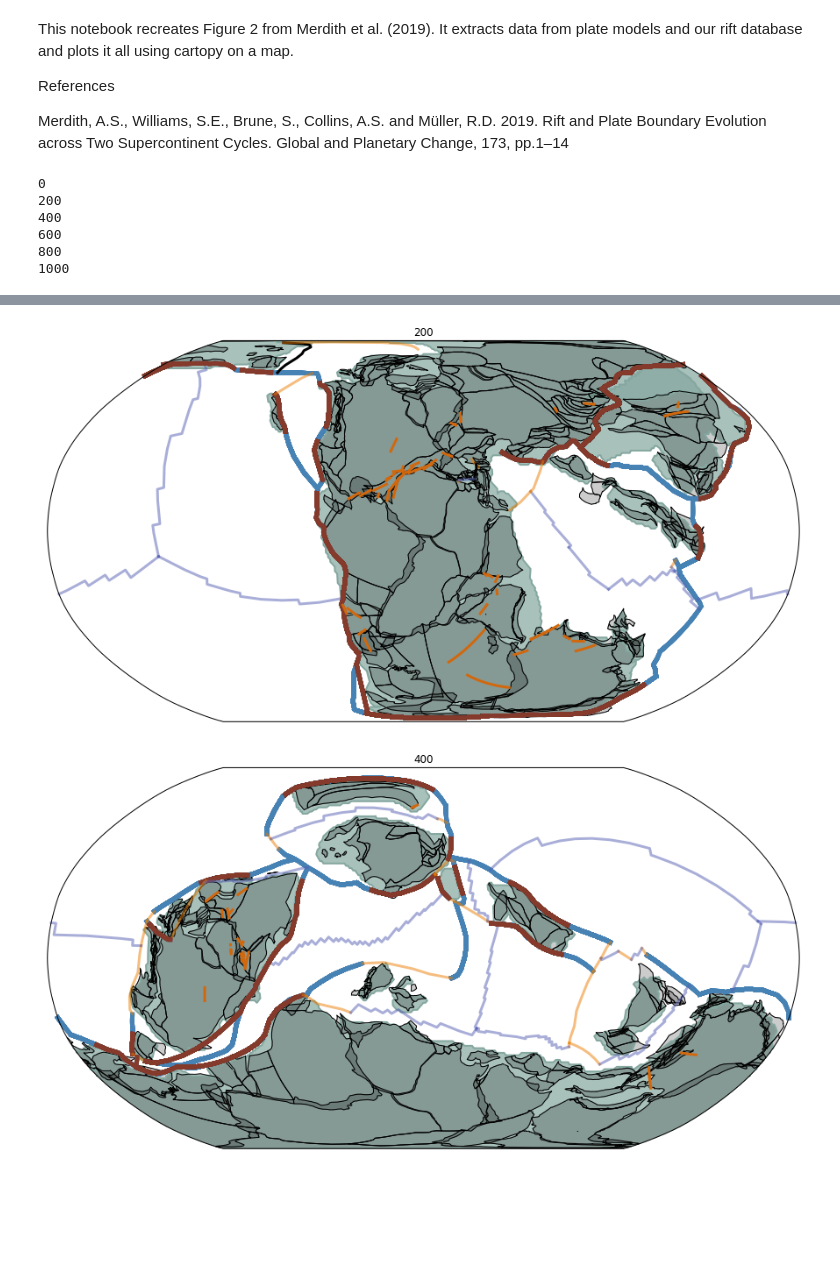
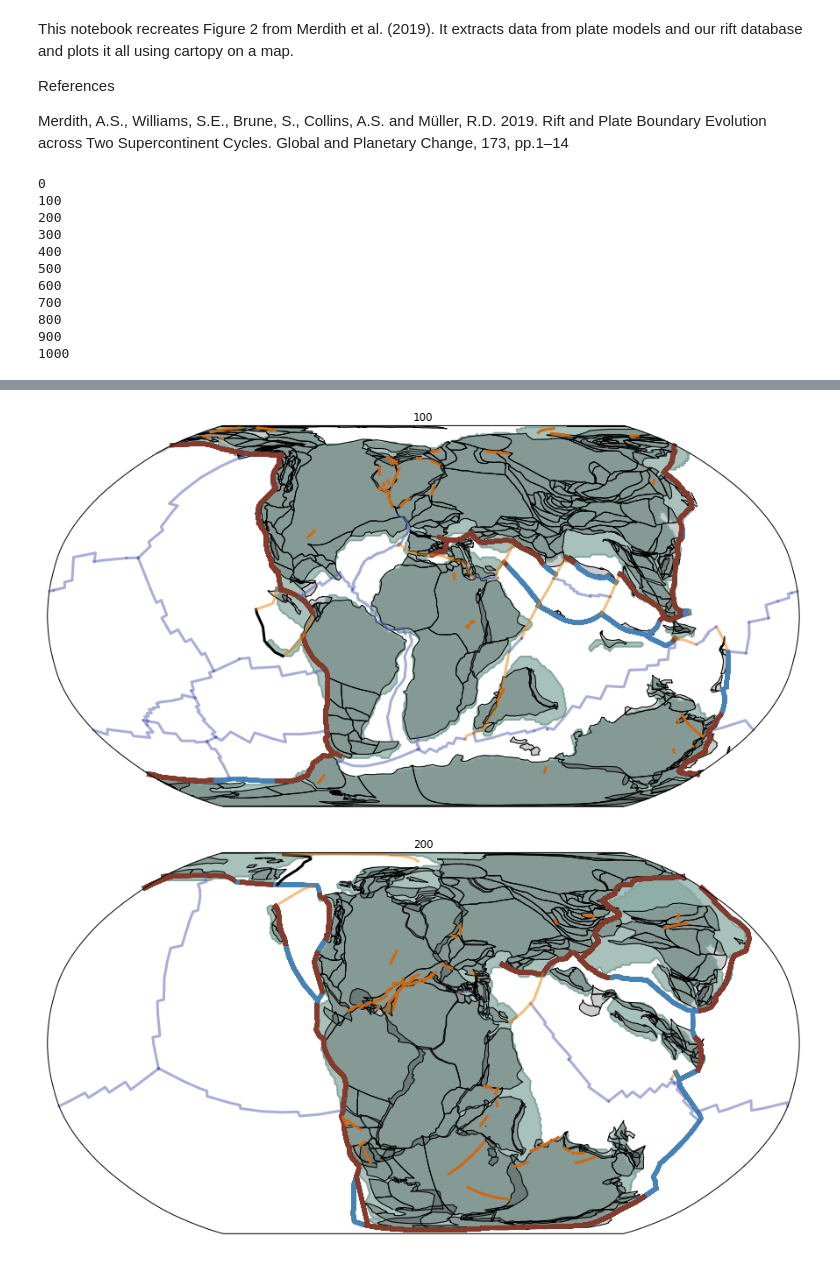
Before and after one commit to amer7632/pyGPlates_examples, a Jupyter notebook: Merdith_2019_GPC/Plot_Maps_with_Data.ipynb, the cells around one changed output, grey strips where cells are left out. Drawn from its saved outputs; the diff is of its cells as text; code cells hidden in the pictures; blank space fills up the shorter version.

```diff
--- a/Merdith_2019_GPC/Plot_Maps_with_Data.ipynb
+++ b/Merdith_2019_GPC/Plot_Maps_with_Data.ipynb
@@ -156,7 +156,7 @@ for feature in Mer17_COBs:
 Mer17_COBs = pygplates.FeatureCollection(polygons)
 # %%
 date_line_wrapper = pygplates.DateLineWrapper(0)
-times = np.arange(0,1200,200)
+times = np.arange(0,1100,100)
 data_crs = ccrs.Geodetic()
 poly_data_crs = ccrs.PlateCarree()
 projection = ccrs.Robinson()
@@ -346,32 +346,38 @@ for i,time in enumerate(times):
                             for wrapped_point1 in wrapped_polyline1.get_points():
                                 oceanic_sub_point_lat.append(wrapped_point1.get_latitude())
                                 oceanic_sub_point_lon.append(wrapped_point1.get_longitude())
                             ax.plot(oceanic_sub_point_lon,oceanic_sub_point_lat, color='#4682b4', linewidth=5, zorder=1, transform=data_crs)
 #
 
     for rift in reconstructed_rifts:
         if (rift.get_feature().get_valid_time()[0] >= time) and (time >= int(rift.get_feature().get_valid_time()[1]) ):
             rift_polyline = rift.get_reconstructed_geometry()
             wrapped_and_tessellated_polylines = date_line_wrapper.wrap(rift_polyline, 1)
 
             rift_lats = []
             rift_lons = []
             for wrapped_polyline in wrapped_and_tessellated_polylines:
                 for wrapped_point in wrapped_polyline.get_points():
 
                     rift_lons.append(wrapped_point.get_longitude())
                     rift_lats.append(wrapped_point.get_latitude())
             ax.plot(rift_lons,rift_lats,color='#d1680e', linewidth=3, transform=data_crs)
 
 
     ax.set_title(time)
+    plt.savefig('/Users/Andrew/Documents/PhD/Manuscripts/Merdith_2018_GPC_Rifting_length/Resubmission/%s_Ma.pdf' % time)
 # %% [output]
 0
+100
 200
+300
 400
+500
 600
+700
 800
+900
 1000
 [figure]
-[figure, old version]
+[figure, new version]
-[figure, old version]
+[figure, new version]
```
Also changed, not shown: parts of 1 cell of this notebook, 16 other files.
